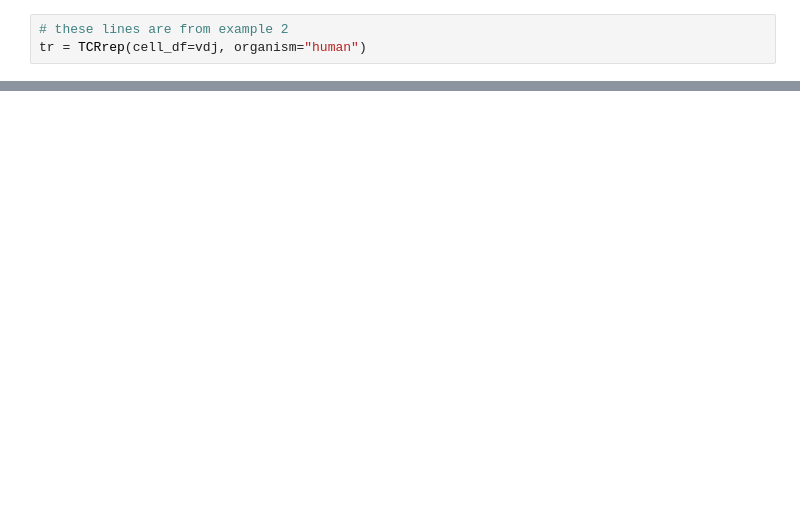
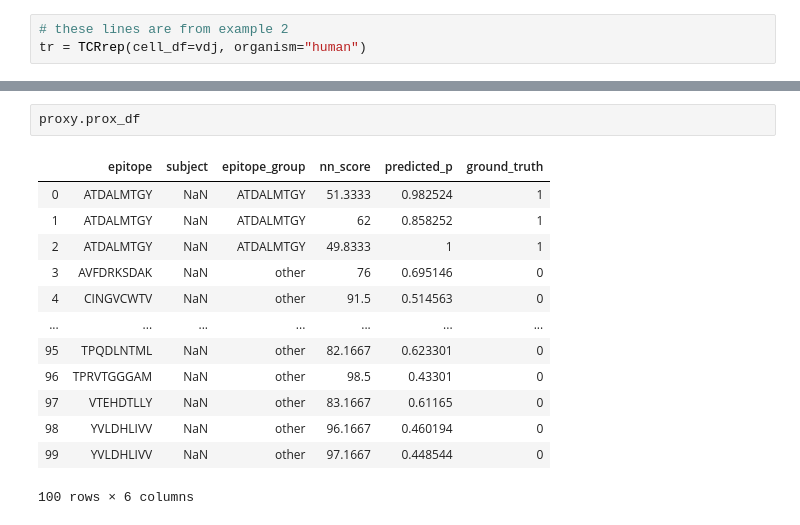
Before and after one commit to antigenomics/vdjdb-classifier-benchmark, a Jupyter notebook: tcrdist/tcrdist.ipynb, the cells around one changed output, grey strips where cells are left out. Saved outputs shown, nothing was run; the diff lists cells and outputs as text; blank space fills up the shorter version.

```diff
--- a/tcrdist/tcrdist.ipynb
+++ b/tcrdist/tcrdist.ipynb
@@ -81,0 +214,16 @@ tr.cell_df
+# %%
+proxy.prox_df
+# %% [output]
+|  | epitope | subject | epitope_group | nn_score | predicted_p | ground_truth |
+| 0 | ATDALMTGY | NaN | ATDALMTGY | 51.3333 | 0.982524 | 1 |
+| 1 | ATDALMTGY | NaN | ATDALMTGY | 62 | 0.858252 | 1 |
+| 2 | ATDALMTGY | NaN | ATDALMTGY | 49.8333 | 1 | 1 |
+| 3 | AVFDRKSDAK | NaN | other | 76 | 0.695146 | 0 |
+| 4 | CINGVCWTV | NaN | other | 91.5 | 0.514563 | 0 |
+| ... | ... | ... | ... | ... | ... | ... |
+| 95 | TPQDLNTML | NaN | other | 82.1667 | 0.623301 | 0 |
+| 96 | TPRVTGGGAM | NaN | other | 98.5 | 0.43301 | 0 |
+| 97 | VTEHDTLLY | NaN | other | 83.1667 | 0.61165 | 0 |
+| 98 | YVLDHLIVV | NaN | other | 96.1667 | 0.460194 | 0 |
+| 99 | YVLDHLIVV | NaN | other | 97.1667 | 0.448544 | 0 |
+100 rows × 6 columns
```
Also changed, not shown: parts of 18 cells of this notebook.
